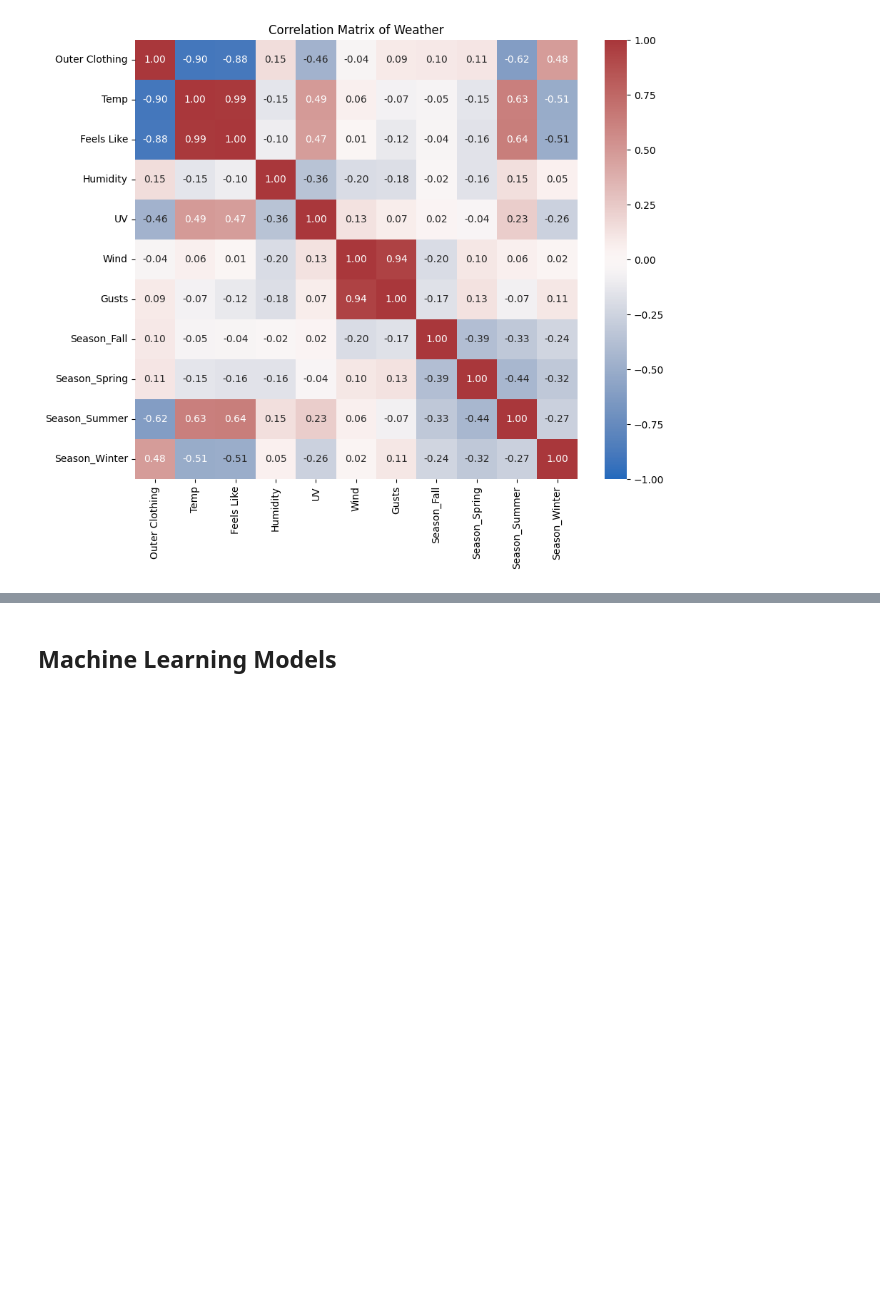
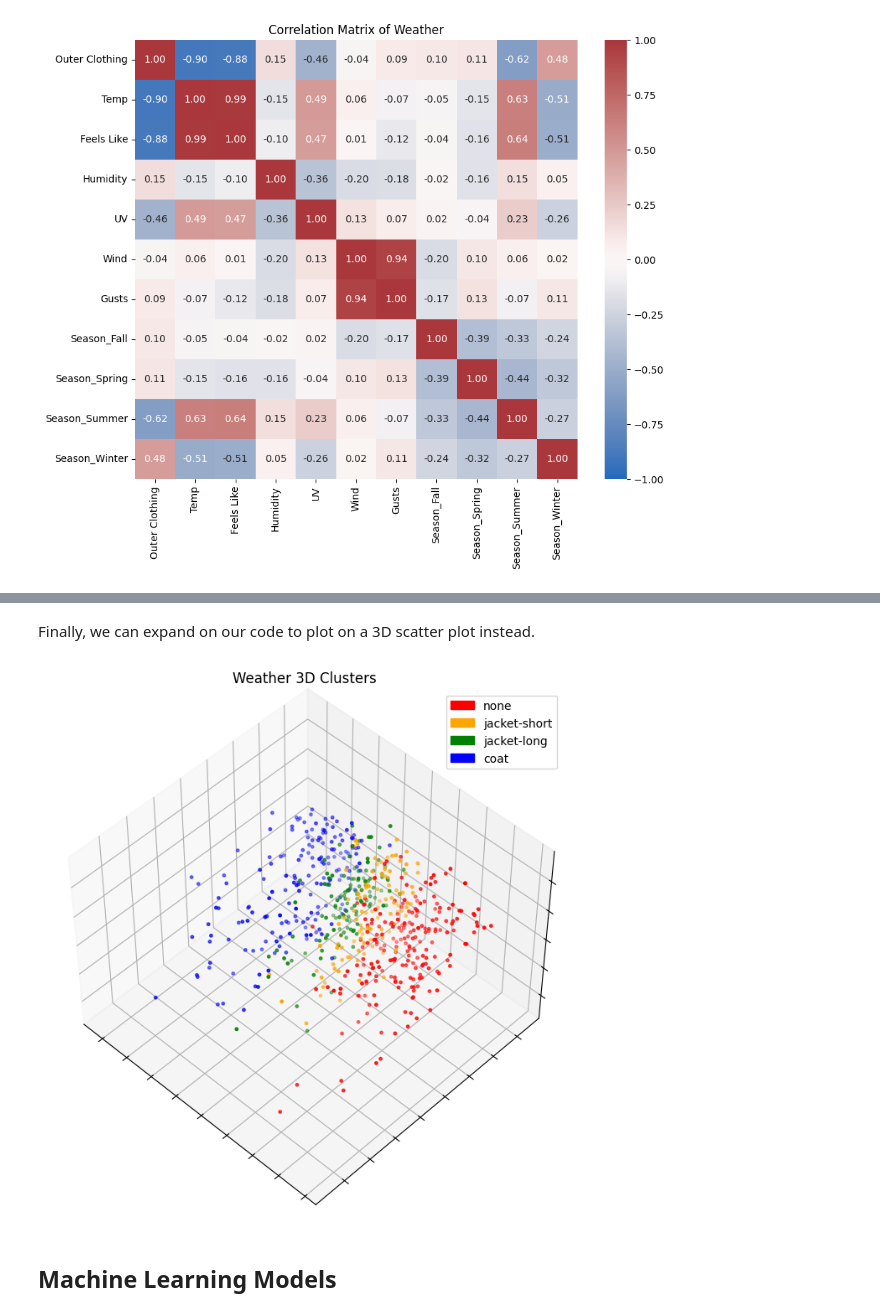
Before and after one commit to tikkikkit21/WeatherML, a Jupyter notebook: research.ipynb, the cells around one changed output, grey strips where cells are left out. Saved outputs shown, nothing was run; the diff lists cells and outputs as text; code cells hidden in the pictures; blank space fills up the shorter version.

```diff
--- a/research.ipynb
+++ b/research.ipynb
@@ -194,3 +236,34 @@ plt.title("Correlation Matrix of Weather");
+# %% [markdown]
+Finally, we can expand on our code to plot on a 3D scatter plot instead.
+# %%
+# reduce to 3 components
+pca_3d = PCA(n_components=3)
+X_3d = pca_3d.fit_transform(df_pca.drop(columns=['Outer Clothing']))
+
+# custom color map
+custom_cmap = mcolors.ListedColormap(COLOR_MAPPING.values())
+
+# 3D scatter plot
+fig = plt.figure(figsize=(8, 8))
+ax = fig.add_subplot(projection='3d', elev=48, azim=134)
+ax.scatter(
+    X_3d[:, 0],
+    X_3d[:, 1],
+    X_3d[:, 2],
+    c=df_pca['Outer Clothing'].astype(int),
+    s=6,
+    cmap=custom_cmap
+)
+ax.xaxis.set_ticklabels([])
+ax.yaxis.set_ticklabels([])
+ax.zaxis.set_ticklabels([])
+
+# legend & title
+handles = [mpatches.Patch(color=color, label=label) for label,color in COLOR_MAPPING.items()]
+plt.legend(handles=handles, loc='best')
+plt.title('Weather 3D Clusters');
+# %% [output]
+[figure, added]
 # %% [markdown]
 ## Machine Learning Models
 # %% [markdown]
```
Also changed, not shown: parts of 6 cells of this notebook.
